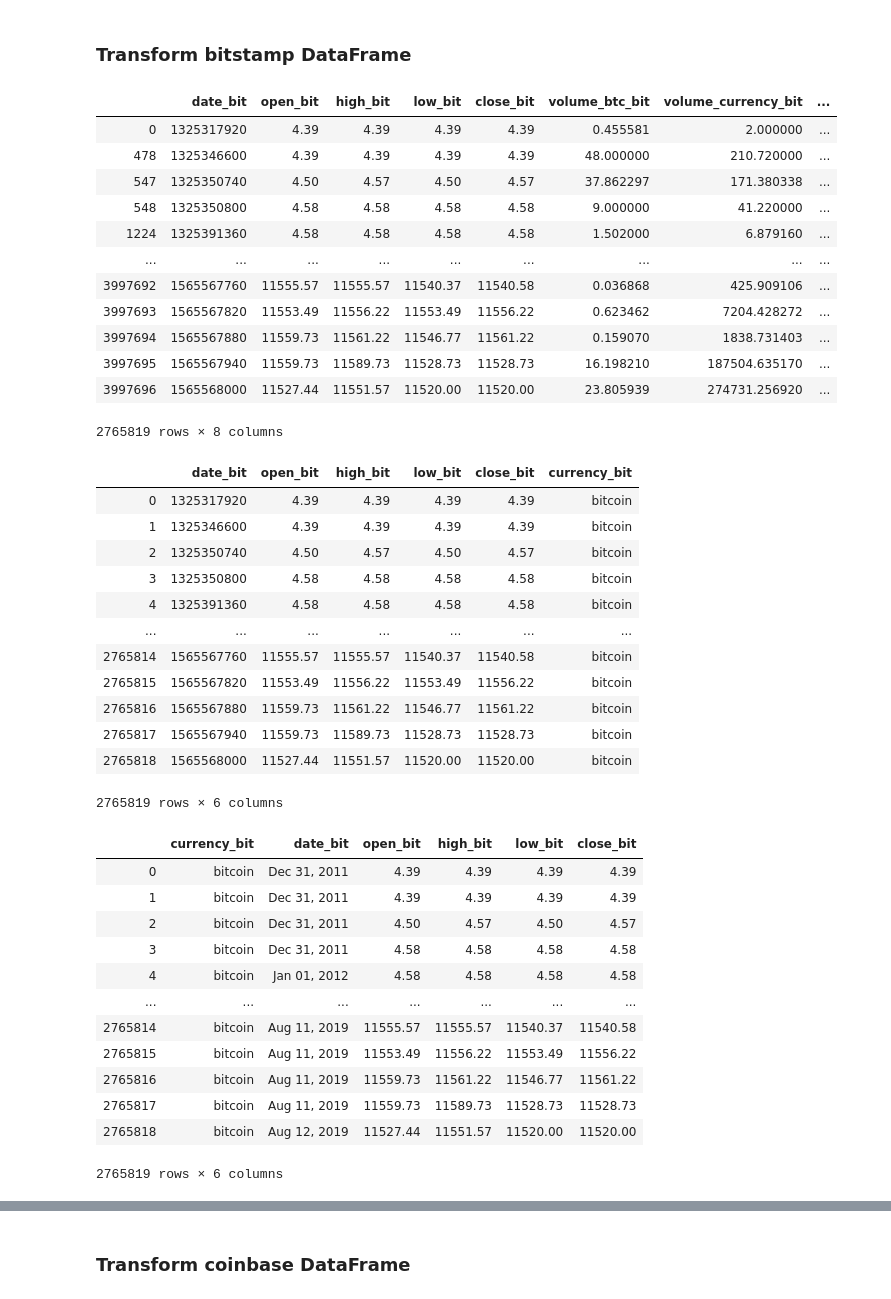
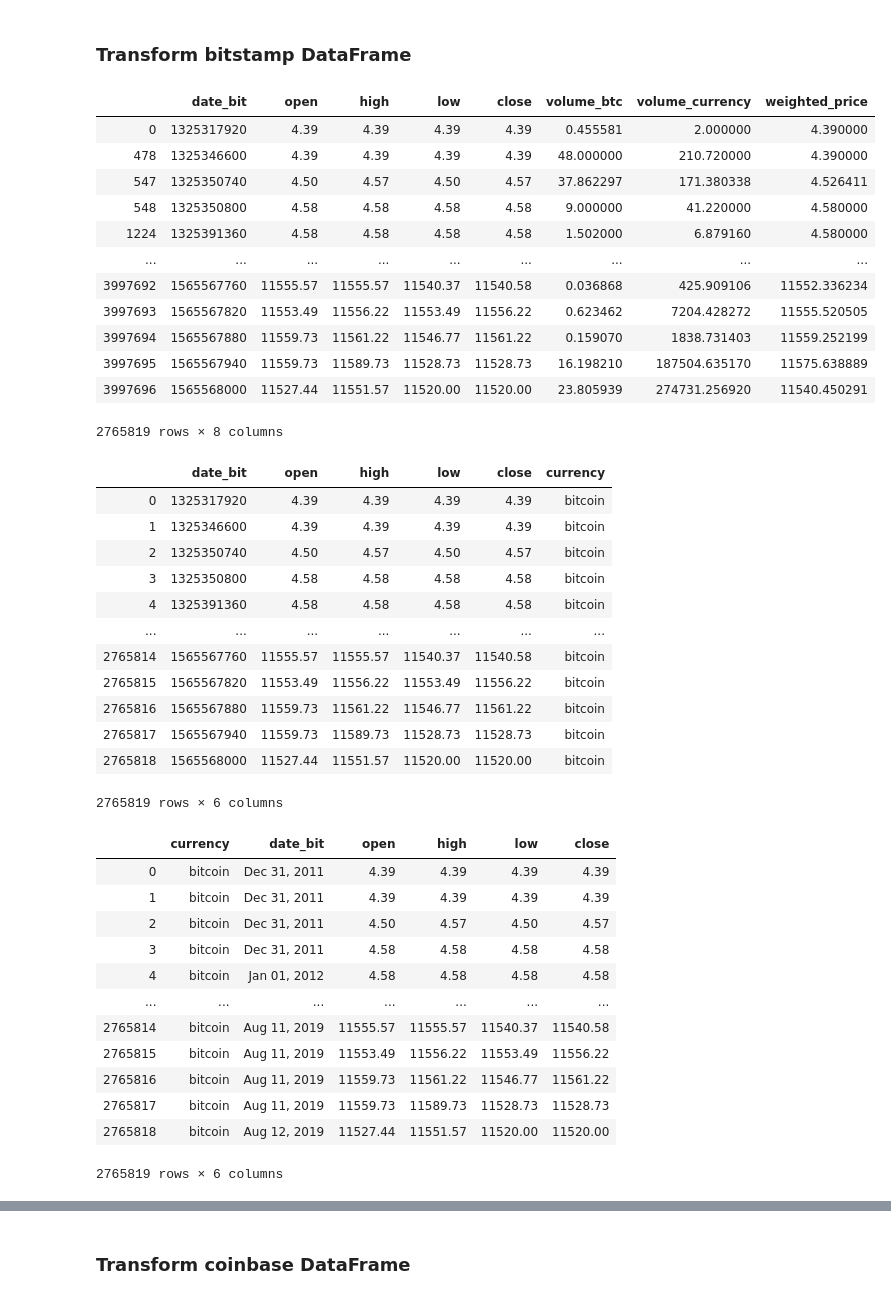
Before and after one commit to Sephka/ETL-project, a Jupyter notebook: etl_project.ipynb, the cells around one changed output, grey strips where cells are left out. Drawn from its saved outputs; the diff is of its cells as text; code cells hidden in the pictures.

```diff
--- a/etl_project.ipynb
+++ b/etl_project.ipynb
@@ -41,43 +49,43 @@ crypto_df.head()
 # %%
 # Create a copy of the dataframe
 bitstamp_transform = bitstamp_df.copy()
 
 # Drop NaN rows
 bitstamp_transform = bitstamp_transform.dropna(thresh=2)
 
 # Rename columns to acceptable values within postgres
-bitstamp_transform.columns = ['date_bit', 'open_bit', 'high_bit', 'low_bit', 'close_bit', 'volume_btc_bit', 'volume_currency_bit', 'weighted_price_bit']
+bitstamp_transform.columns = ['date_bit', 'open', 'high', 'low', 'close', 'volume_btc', 'volume_currency', 'weighted_price']
 
 # Display database
 bitstamp_transform
 # %% [output]
-|  | date_bit | open_bit | high_bit | low_bit | close_bit | volume_btc_bit | volume_currency_bit | ... |
-| 0 | 1325317920 | 4.39 | 4.39 | 4.39 | 4.39 | 0.455581 | 2.000000 | ... |
-| 478 | 1325346600 | 4.39 | 4.39 | 4.39 | 4.39 | 48.000000 | 210.720000 | ... |
-| 547 | 1325350740 | 4.50 | 4.57 | 4.50 | 4.57 | 37.862297 | 171.380338 | ... |
-| 548 | 1325350800 | 4.58 | 4.58 | 4.58 | 4.58 | 9.000000 | 41.220000 | ... |
-| 1224 | 1325391360 | 4.58 | 4.58 | 4.58 | 4.58 | 1.502000 | 6.879160 | ... |
+|  | date_bit | open | high | low | close | volume_btc | volume_currency | weighted_price |
+| 0 | 1325317920 | 4.39 | 4.39 | 4.39 | 4.39 | 0.455581 | 2.000000 | 4.390000 |
+| 478 | 1325346600 | 4.39 | 4.39 | 4.39 | 4.39 | 48.000000 | 210.720000 | 4.390000 |
+| 547 | 1325350740 | 4.50 | 4.57 | 4.50 | 4.57 | 37.862297 | 171.380338 | 4.526411 |
+| 548 | 1325350800 | 4.58 | 4.58 | 4.58 | 4.58 | 9.000000 | 41.220000 | 4.580000 |
+| 1224 | 1325391360 | 4.58 | 4.58 | 4.58 | 4.58 | 1.502000 | 6.879160 | 4.580000 |
 | ... | ... | ... | ... | ... | ... | ... | ... | ... |
-| 3997692 | 1565567760 | 11555.57 | 11555.57 | 11540.37 | 11540.58 | 0.036868 | 425.909106 | ... |
-| 3997693 | 1565567820 | 11553.49 | 11556.22 | 11553.49 | 11556.22 | 0.623462 | 7204.428272 | ... |
-| 3997694 | 1565567880 | 11559.73 | 11561.22 | 11546.77 | 11561.22 | 0.159070 | 1838.731403 | ... |
-| 3997695 | 1565567940 | 11559.73 | 11589.73 | 11528.73 | 11528.73 | 16.198210 | 187504.635170 | ... |
-| 3997696 | 1565568000 | 11527.44 | 11551.57 | 11520.00 | 11520.00 | 23.805939 | 274731.256920 | ... |
+| 3997692 | 1565567760 | 11555.57 | 11555.57 | 11540.37 | 11540.58 | 0.036868 | 425.909106 | 11552.336234 |
+| 3997693 | 1565567820 | 11553.49 | 11556.22 | 11553.49 | 11556.22 | 0.623462 | 7204.428272 | 11555.520505 |
+| 3997694 | 1565567880 | 11559.73 | 11561.22 | 11546.77 | 11561.22 | 0.159070 | 1838.731403 | 11559.252199 |
+| 3997695 | 1565567940 | 11559.73 | 11589.73 | 11528.73 | 11528.73 | 16.198210 | 187504.635170 | 11575.638889 |
+| 3997696 | 1565568000 | 11527.44 | 11551.57 | 11520.00 | 11520.00 | 23.805939 | 274731.256920 | 11540.450291 |
 2765819 rows × 8 columns
 # %%
 # Resetting index
 bitstamp_transform = bitstamp_transform.reset_index()
 
 # Drop columns not being used
-bitstamp_transform = bitstamp_transform.drop(columns=['index','volume_btc_bit', 'volume_currency_bit', 'weighted_price_bit'])
+bitstamp_transform = bitstamp_transform.drop(columns=['index','volume_btc', 'volume_currency', 'weighted_price'])
 
 # Add column to specify currency
-bitstamp_transform['currency_bit'] = 'bitcoin'
+bitstamp_transform['currency'] = 'bitcoin'
 
 # Display database
 bitstamp_transform
 # %% [output]
-|  | date_bit | open_bit | high_bit | low_bit | close_bit | currency_bit |
+|  | date_bit | open | high | low | close | currency |
 | 0 | 1325317920 | 4.39 | 4.39 | 4.39 | 4.39 | bitcoin |
 | 1 | 1325346600 | 4.39 | 4.39 | 4.39 | 4.39 | bitcoin |
 | 2 | 1325350740 | 4.50 | 4.57 | 4.50 | 4.57 | bitcoin |
@@ -92,9 +100,9 @@ bitstamp_transform
 2765819 rows × 6 columns
 # %%
 # Reorder columns
-currency = bitstamp_transform['currency_bit']
-bitstamp_transform.drop(labels=['currency_bit'], axis=1, inplace = True)
-bitstamp_transform.insert(0, 'currency_bit', currency)
+currency = bitstamp_transform['currency']
+bitstamp_transform.drop(labels=['currency'], axis=1, inplace = True)
+bitstamp_transform.insert(0, 'currency', currency)
 
 # Transform timestamp into datetime
 bitstamp_transform['date_bit'] = pd.to_datetime(bitstamp_transform['date_bit'], unit='s')
@@ -103,7 +111,7 @@ bitstamp_transform['date_bit'] = bitstamp_transform['date_bit'].dt.strftime('%b
 # Display database
 bitstamp_transform
 # %% [output]
-|  | currency_bit | date_bit | open_bit | high_bit | low_bit | close_bit |
+|  | currency | date_bit | open | high | low | close |
 | 0 | bitcoin | Dec 31, 2011 | 4.39 | 4.39 | 4.39 | 4.39 |
 | 1 | bitcoin | Dec 31, 2011 | 4.39 | 4.39 | 4.39 | 4.39 |
 | 2 | bitcoin | Dec 31, 2011 | 4.50 | 4.57 | 4.50 | 4.57 |
```
Also changed, not shown: parts of 10 cells of this notebook.
